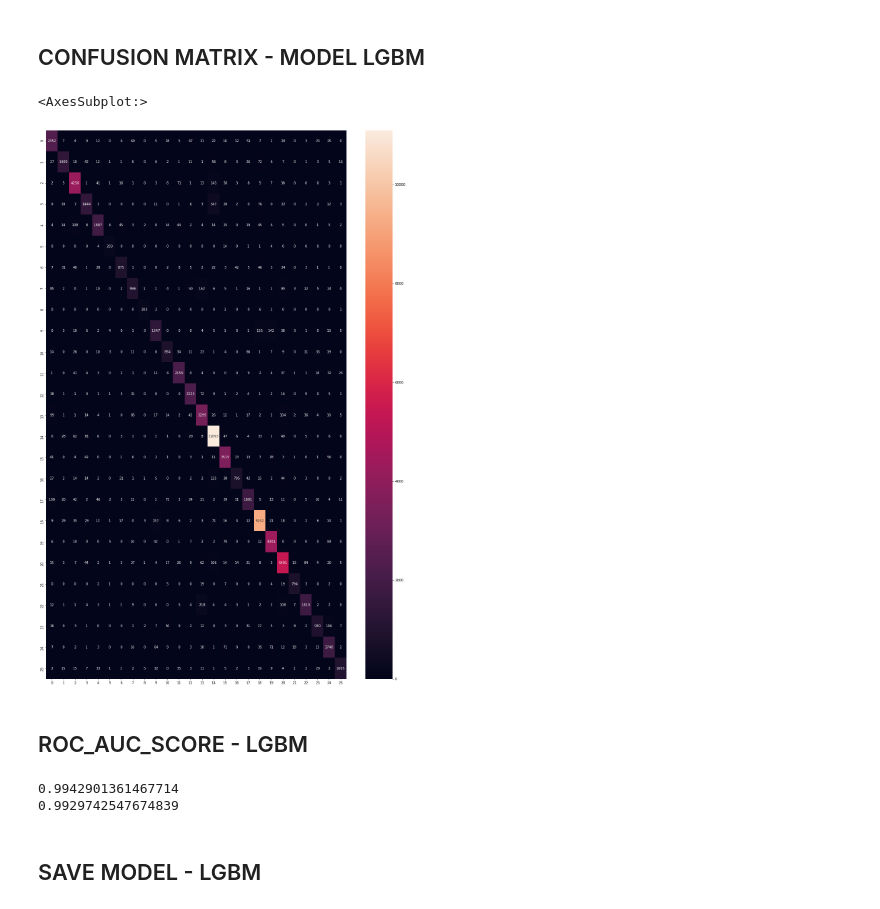
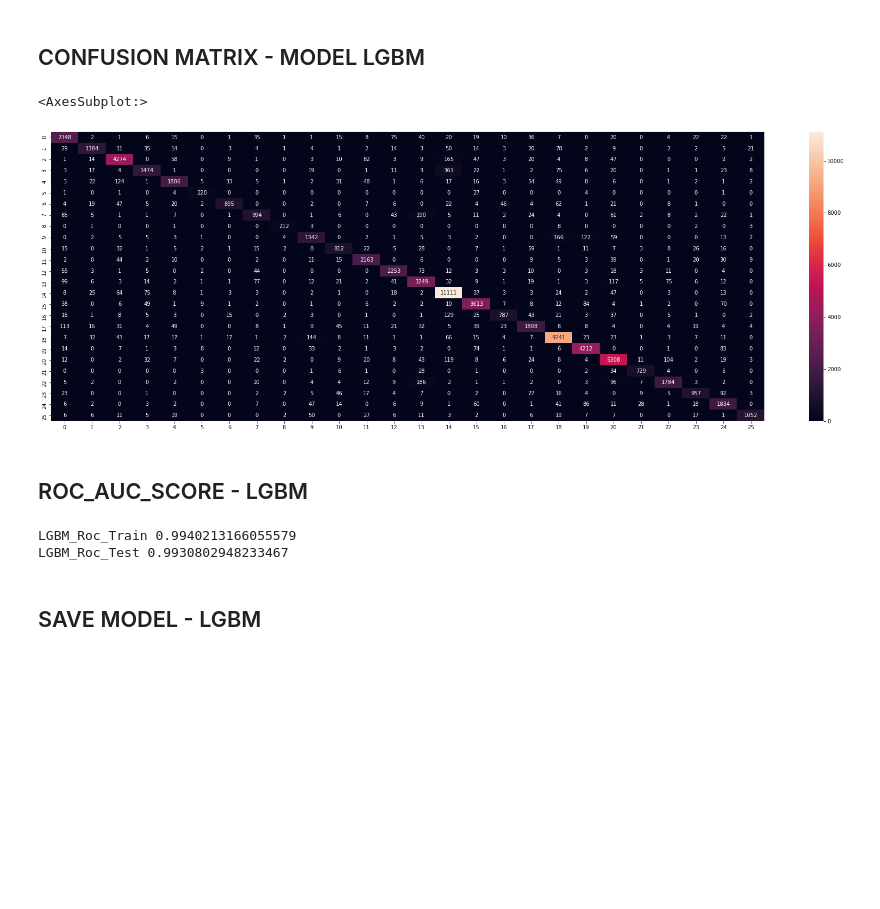
Before and after one commit to MaiaCarlos/Portuguese-Handwiriting-Recognition, a Jupyter notebook: letters.ipynb, the cells around one changed output. Cells and saved outputs as stored; diff of their text form; code cells hidden in the pictures; blank space fills up the shorter version.

```diff
--- a/letters.ipynb
+++ b/letters.ipynb
@@ -125,19 +123,19 @@ LGBMClassifier(colsample_bytree=0.33, max_depth=3, n_estimators=50)
 # %% [markdown]
 ## CONFUSION MATRIX - MODEL LGBM
 # %%
-fig, ax = plt.subplots(figsize=(20,30))
+fig, ax = plt.subplots(figsize=(30,10))
 sns.heatmap(confusion_matrix(Y_test,lgb.predict(X_test)), annot= True, fmt='g')
 # %% [output]
 <AxesSubplot:>
-[figure, old version]
+[figure, new version]
 # %% [markdown]
 ## ROC_AUC_SCORE - LGBM
 # %%
-print(roc_auc_score(Y_train, lgb.predict_proba(X_train), multi_class='ovo'))
-print(roc_auc_score(Y_test, lgb.predict_proba(X_test), multi_class='ovo'))
+print("LGBM_Roc_Train",roc_auc_score(Y_train, lgb.predict_proba(X_train), multi_class='ovo'))
+print("LGBM_Roc_Test",roc_auc_score(Y_test, lgb.predict_proba(X_test), multi_class='ovo'))
 # %% [output]
-0.9942901361467714
-0.9929742547674839
+LGBM_Roc_Train 0.9940213166055579
+LGBM_Roc_Test 0.9930802948233467
 # %% [markdown]
 ## SAVE MODEL - LGBM
 # %%
```
Also changed, not shown: parts of 5 cells of this notebook, 3 other files.
